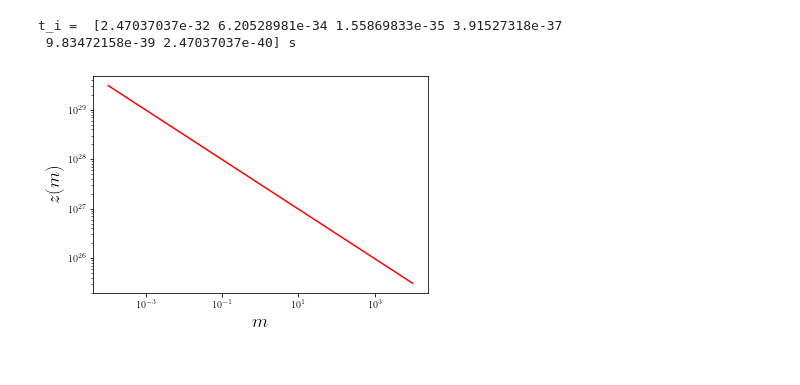
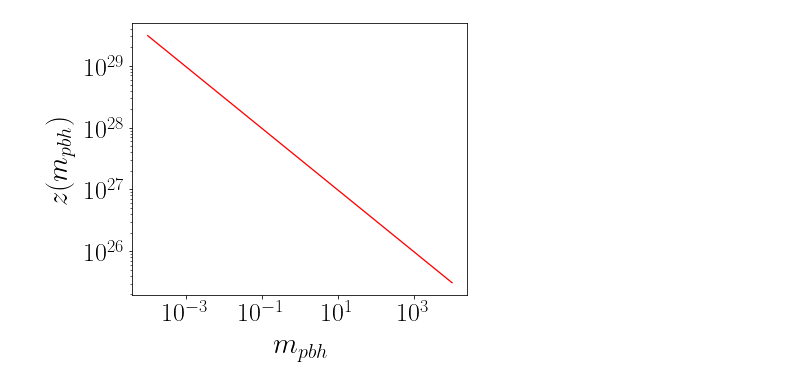
Before and after one commit to pratibhajangra591/project-2, a Jupyter notebook: accretion.ipynb, the cells around one changed output. Saved outputs shown, nothing was run; the diff lists cells and outputs as text; code cells hidden in the pictures.

```diff
--- a/accretion.ipynb
+++ b/accretion.ipynb
@@ -4,40 +4,40 @@ import numpy as np
 from scipy.integrate import odeint
 from matplotlib import rcParams
 import matplotlib.pyplot as plt
 from matplotlib import rcParams
 import scipy.integrate as spi
 from scipy import integrate
 from accretion import*
 import math
 plt.rcParams.update({
   "text.usetex": True,
   "font.family": "serif"
 })
 
 bin_centres = np.geomspace(1e4, 1e-4, 6)
 bin_edges = np.sqrt(bin_centres[:-1]*bin_centres[1:])
 ratio = bin_edges[1]/bin_edges[0]
 bin_edges = np.append(bin_edges[0]/ratio, bin_edges)
 bin_edges = np.append(bin_edges, bin_edges[-1]*ratio)
 deltas = np.diff(bin_edges)
 Δ_1_list = deltas.tolist()
 Δ_2_list = deltas.tolist()
 m_1 = np.geomspace(1e4, 1e-4, 6)
 m_2 = np.geomspace(1e4, 1e-4, 6)
 m_1_list = m_1.tolist()
 m_2_list = m_2.tolist()
 
-η_acc = 0.1      # Radiation Efficiency with standard value = 0.1.
 
 
-plt.loglog(m_1 , z_pbh(m_1), 'r')
-plt.xlabel('$m$', fontsize = 19)
-plt.ylabel('$z(m)$', fontsize = 19)
+plt.figure(figsize = (6, 5))
+plt.loglog(m_1 , z_pbh(m_1, γ=1), 'r')
+plt.xlabel('$m_{pbh}$', fontsize = 29, labelpad = 10)
+plt.ylabel('$z(m_{pbh})$', fontsize = 29, labelpad = 10)
+plt.xticks(fontsize = 26)
+plt.yticks(fontsize = 26)
 plt.show()
 # %% [output]
-t_i =  [2.47037037e-32 6.20528981e-34 1.55869833e-35 3.91527318e-37
- 9.83472158e-39 2.47037037e-40] s
-[figure, old version]
+[figure, new version]
 # %%
 #Accretion of radiation around the PBH in radiation domination
 # as per ρ = ρ_r0 (1 + z)⁴ up to z_eq.
```
Also changed, not shown: parts of 8 cells of this notebook.
